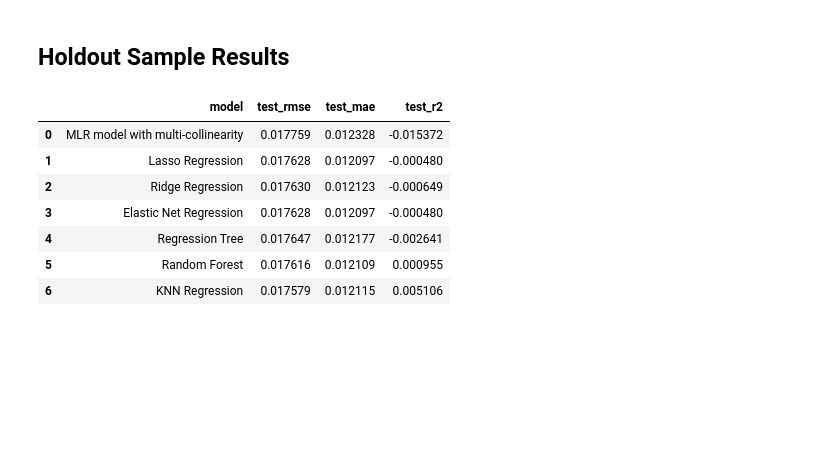
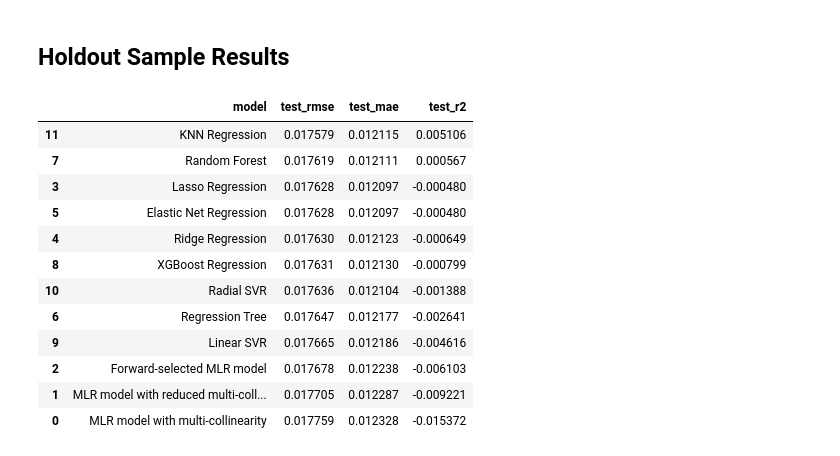
Before and after one commit to aryasalian/ECON-573-Research-Project, a Jupyter notebook: arya_copy_model.ipynb, the cells around one changed output. Drawn from its saved outputs; the diff is of its cells as text; code cells hidden in the pictures; blank space fills up the shorter version.

```diff
--- a/arya_copy_model.ipynb
+++ b/arya_copy_model.ipynb
@@ -501,7 +506,7 @@ tree_results = []
 for depth in range(1, 11):
     for leaf in [5, 10, 20, 40]:
         model = Pipeline([
-            ("prep", preprocessor_tree),
+            ("prep", preprocessor_noscale),
             ("model", DecisionTreeRegressor(
                 max_depth=depth,
                 min_samples_leaf=leaf,
@@ -515,7 +520,7 @@ best_tree_row = tree_df.loc[tree_df["cv_rmse"].idxmin()]
 best_tree_depth = int(best_tree_row["max_depth"])
 best_tree_leaf = int(best_tree_row["min_samples_leaf"])
 best_tree = Pipeline([
-    ("prep", preprocessor_tree),
+    ("prep", preprocessor_noscale),
     ("model", DecisionTreeRegressor(
         max_depth=best_tree_depth,
         min_samples_leaf=best_tree_leaf,
@@ -545,7 +550,7 @@ for n_trees in [50, 75, 100, 150, 200]:
     for depth in [1, 3, 5, 7, None]:
         for leaf in [5, 10, 20]:
             model = Pipeline([
-                ("prep", preprocessor_tree),
+                ("prep", preprocessor_noscale),
                 ("model", RandomForestRegressor(
                     n_estimators=n_trees,
                     max_depth=depth,
@@ -563,7 +568,7 @@ best_rf_n = int(best_rf_row["n_trees"])
 best_rf_depth = int(None if pd.isna(best_rf_row["max_depth"]) else best_rf_row["max_depth"])
 best_rf_leaf = int(best_rf_row["min_samples_leaf"])
 best_rf = Pipeline([
-    ("prep", preprocessor_tree),
+    ("prep", preprocessor_noscale),
     ("model", RandomForestRegressor(
         n_estimators=best_rf_n,
         max_depth=best_rf_depth,
@@ -618,0 +771,34 @@ plt.show()
+# %%
+rbf_svr_results = []
+for C in [0.1, 1, 10]:
+    for epsilon in [0.0005, 0.001]:
+        for gamma in ["scale", 0.05, 0.1, 0.5]:
+            model = Pipeline([
+                ("prep", preprocessor_scaled),
+                ("model", SVR(kernel="rbf", C=C, epsilon=epsilon, gamma=gamma))
+            ])
+            rmse = cv_rmse(model, X_train, y_train, tscv)
+            rbf_svr_results.append((C, epsilon, gamma, rmse))
+rbf_svr_df = pd.DataFrame(rbf_svr_results, columns=["C", "epsilon", "gamma", "cv_rmse"])
+best_rbf_svr_row = rbf_svr_df.loc[rbf_svr_df["cv_rmse"].idxmin()]
+print("Best Radial SVR:")
+print(best_rbf_svr_row)
+
+best_rbf_svr = Pipeline([
+    ("prep", preprocessor_scaled),
+    ("model", SVR(
+        kernel="rbf",
+        C=float(best_rbf_svr_row["C"]),
+        epsilon=float(best_rbf_svr_row["epsilon"]),
+        gamma=best_rbf_svr_row["gamma"]
+    ))
+])
+rbf_svr_res = evaluate_holdout(
+    "Radial SVR",
+    best_rbf_svr,
+    X_train,
+    y_train,
+    X_test,
+    y_test
+)
+rbf_svr_res
@@ -655,18 +883,23 @@ plt.show()
 # %%
 lasso_res = evaluate_holdout("Lasso Regression", best_lasso, X_train, y_train, X_test, y_test)
 ridge_res = evaluate_holdout("Ridge Regression", best_ridge, X_train, y_train, X_test, y_test)
 enet_res = evaluate_holdout("Elastic Net Regression", best_enet, X_train, y_train, X_test, y_test)
 tree_res = evaluate_holdout("Regression Tree", best_tree, X_train, y_train, X_test, y_test)
 rf_res = evaluate_holdout("Random Forest", best_rf, X_train, y_train, X_test, y_test)
 knn_res = evaluate_holdout("KNN Regression", best_knn,  X_train, y_train, X_test, y_test)
-results = pd.DataFrame([mlr_model_with_mc_res, mlr_model_wo_mc_res, lasso_res, ridge_res, enet_res, tree_res, rf_res, knn_res])
+results = pd.DataFrame([mlr_model_with_mc_res, mlr_model_wo_mc_res, forward_selection_res, lasso_res, ridge_res, enet_res, tree_res, rf_res, xgb_res, linear_svr_res, rbf_svr_res, knn_res]).sort_values("test_rmse")
 results
 # %% [output]
 |  | model | test_rmse | test_mae | test_r2 |
+| 11 | KNN Regression | 0.017579 | 0.012115 | 0.005106 |
+| 7 | Random Forest | 0.017619 | 0.012111 | 0.000567 |
+| 3 | Lasso Regression | 0.017628 | 0.012097 | -0.000480 |
+| 5 | Elastic Net Regression | 0.017628 | 0.012097 | -0.000480 |
+| 4 | Ridge Regression | 0.017630 | 0.012123 | -0.000649 |
+| 8 | XGBoost Regression | 0.017631 | 0.012130 | -0.000799 |
+| 10 | Radial SVR | 0.017636 | 0.012104 | -0.001388 |
+| 6 | Regression Tree | 0.017647 | 0.012177 | -0.002641 |
+| 9 | Linear SVR | 0.017665 | 0.012186 | -0.004616 |
+| 2 | Forward-selected MLR model | 0.017678 | 0.012238 | -0.006103 |
+| 1 | MLR model with reduced multi-coll... | 0.017705 | 0.012287 | -0.009221 |
 | 0 | MLR model with multi-collinearity | 0.017759 | 0.012328 | -0.015372 |
-| 1 | Lasso Regression | 0.017628 | 0.012097 | -0.000480 |
-| 2 | Ridge Regression | 0.017630 | 0.012123 | -0.000649 |
-| 3 | Elastic Net Regression | 0.017628 | 0.012097 | -0.000480 |
-| 4 | Regression Tree | 0.017647 | 0.012177 | -0.002641 |
-| 5 | Random Forest | 0.017616 | 0.012109 | 0.000955 |
-| 6 | KNN Regression | 0.017579 | 0.012115 | 0.005106 |
```
Also changed, not shown: parts of 18 cells of this notebook.
